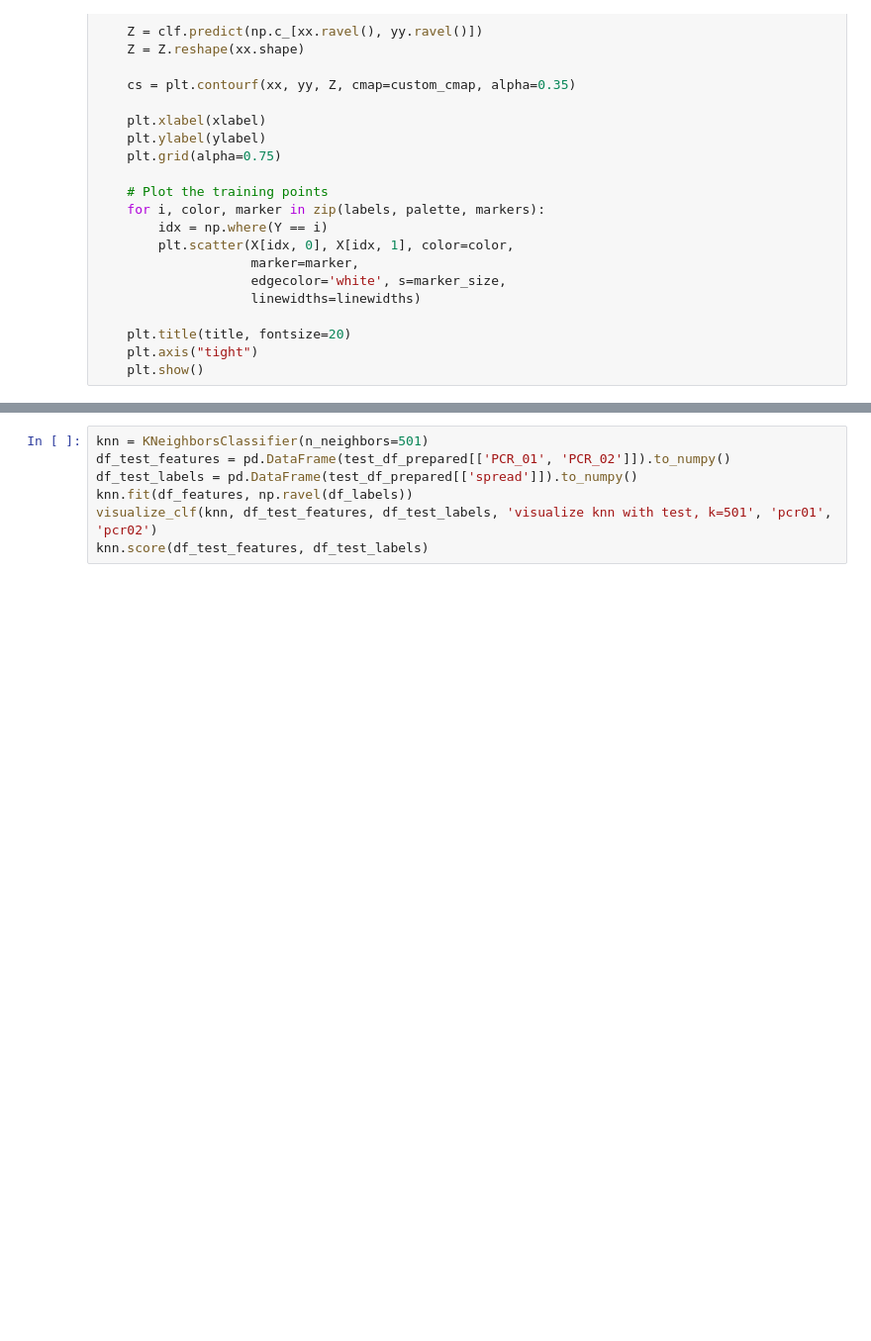
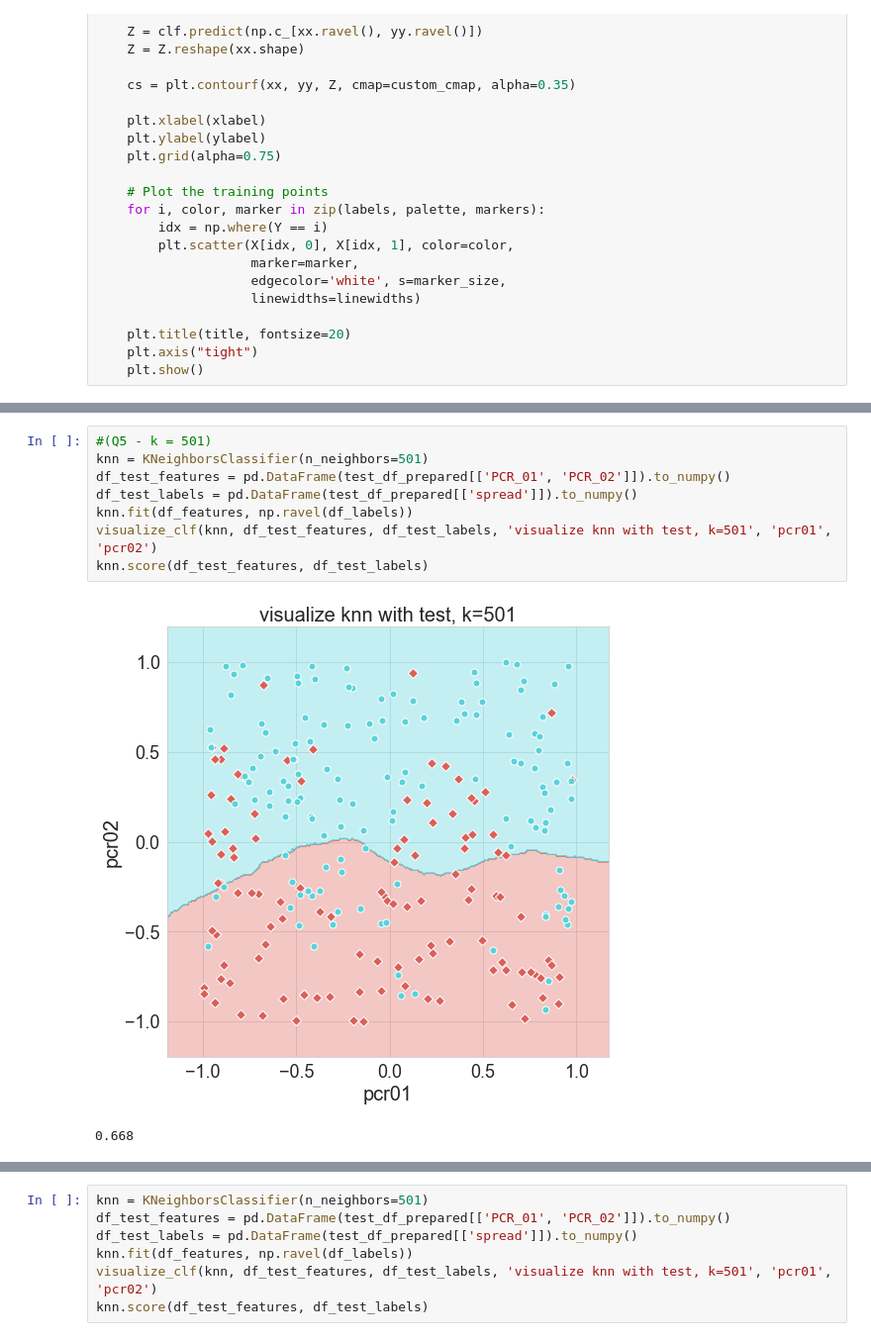
Before and after one commit to gottlieb-ofek/Major2_ML, a Jupyter notebook: 325012029-316351824.ipynb, the cells around one changed output, grey strips where cells are left out. Shown at 99% size. Cells and saved outputs as stored; diff of their text form; blank space fills up the shorter version.

```diff
--- a/325012029-316351824.ipynb
+++ b/325012029-316351824.ipynb
@@ -133,0 +149,11 @@ knn.score(df_test_features, df_test_labels)
+# %%
+#(Q5 - k = 501)
+knn = KNeighborsClassifier(n_neighbors=501)
+df_test_features = pd.DataFrame(test_df_prepared[['PCR_01', 'PCR_02']]).to_numpy()
+df_test_labels = pd.DataFrame(test_df_prepared[['spread']]).to_numpy()
+knn.fit(df_features, np.ravel(df_labels))
+visualize_clf(knn, df_test_features, df_test_labels, 'visualize knn with test, k=501', 'pcr01', 'pcr02')
+knn.score(df_test_features, df_test_labels)
+# %% [output]
+[figure, added]
+0.668
```
Also changed, not shown: parts of 6 cells of this notebook.
